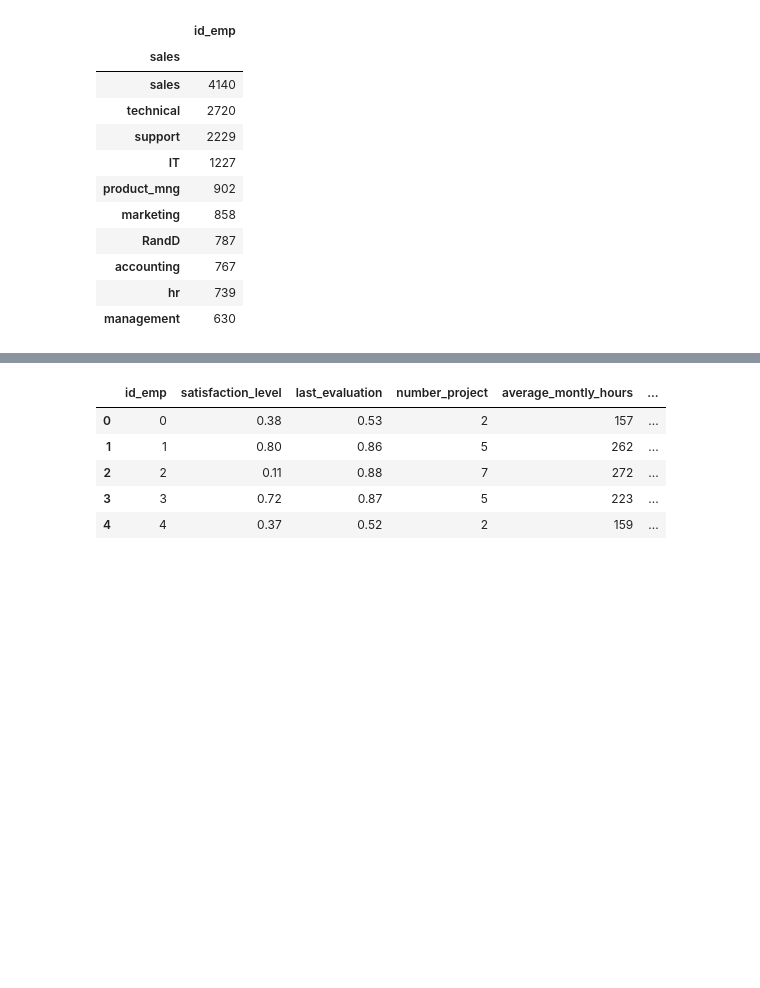
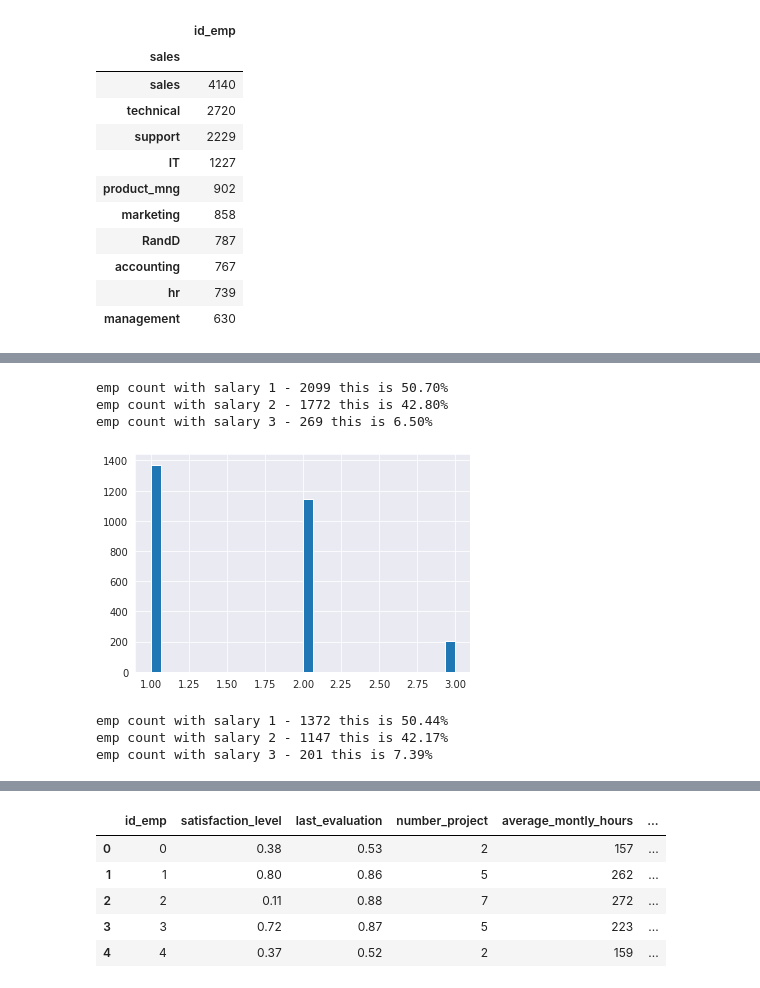
Before and after one commit to Geringer13/Netology_pyda, a Jupyter notebook: Diploma_work.ipynb, the cells around one changed output, grey strips where cells are left out. Drawn from its saved outputs; the diff is of its cells as text; code cells hidden in the pictures; blank space fills up the shorter version.

```diff
--- a/Diploma_work.ipynb
+++ b/Diploma_work.ipynb
@@ -431,0 +455,23 @@ emp_count.filter(items=['id_emp']).sort_values('id_emp', ascending=False)
+# %%
+print('emp count with salary 1 -', len(dep_sales[dep_sales['salary']==1]), 'this is {:.2f}%'.format(len(dep_sales[dep_sales['salary']==1])/len(dep_sales)*100))
+print('emp count with salary 2 -',len(dep_sales[dep_sales['salary']==2]), 'this is {:.2f}%'.format(len(dep_sales[dep_sales['salary']==2])/len(dep_sales)*100))
+print('emp count with salary 3 -',len(dep_sales[dep_sales['salary']==3]), 'this is {:.2f}%'.format(len(dep_sales[dep_sales['salary']==3])/len(dep_sales)*100))
+# %% [output]
+emp count with salary 1 - 2099 this is 50.70%
+emp count with salary 2 - 1772 this is 42.80%
+emp count with salary 3 - 269 this is 6.50%
+# %%
+# департамент технический
+dep_technical= data[(data['sales']=='technical')]
+plt.hist(dep_technical['salary'], 30)
+plt.show()
+# %% [output]
+[figure, added]
+# %%
+print('emp count with salary 1 -', len(dep_technical[dep_technical['salary']==1]), 'this is {:.2f}%'.format(len(dep_technical[dep_technical['salary']==1])/len(dep_technical)*100))
+print('emp count with salary 2 -',len(dep_technical[dep_technical['salary']==2]), 'this is {:.2f}%'.format(len(dep_technical[dep_technical['salary']==2])/len(dep_technical)*100))
+print('emp count with salary 3 -',len(dep_technical[dep_technical['salary']==3]), 'this is {:.2f}%'.format(len(dep_technical[dep_technical['salary']==3])/len(dep_technical)*100))
+# %% [output]
+emp count with salary 1 - 1372 this is 50.44%
+emp count with salary 2 - 1147 this is 42.17%
+emp count with salary 3 - 201 this is 7.39%
```
Also changed, not shown: parts of 30 cells of this notebook.
